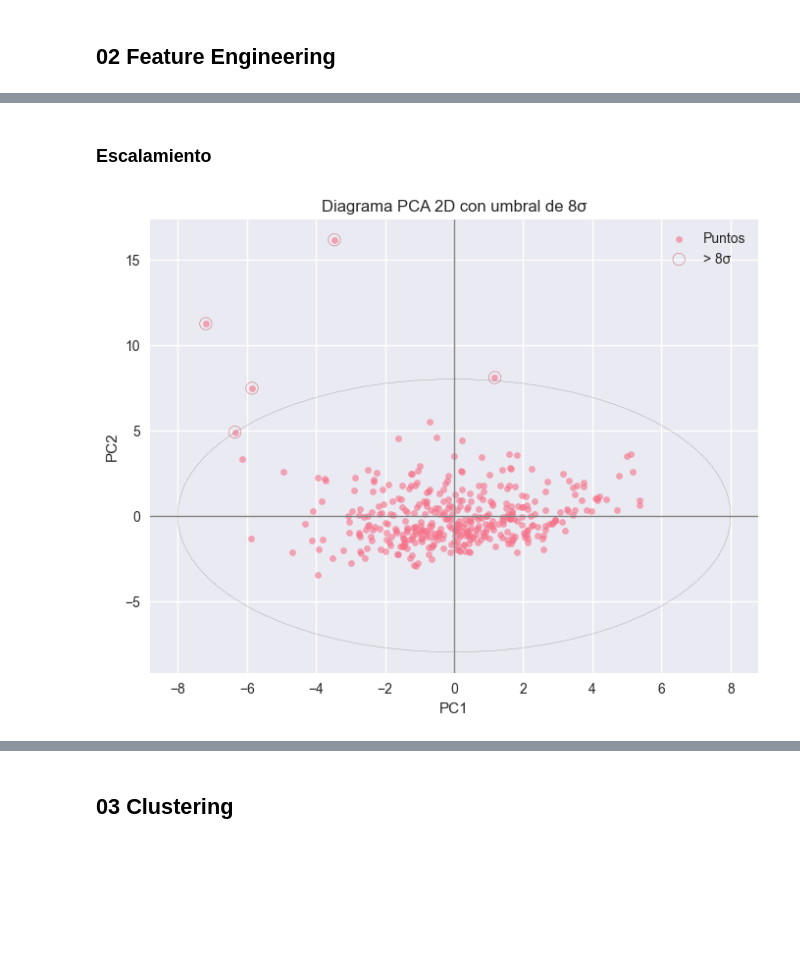
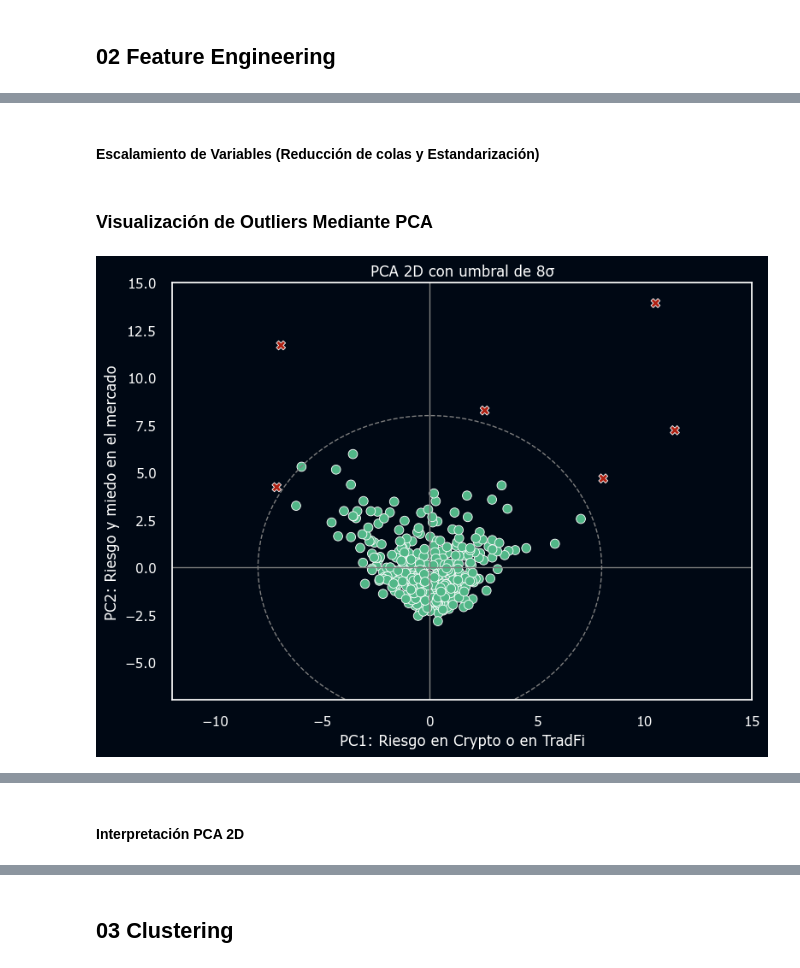
Before and after one commit to marco-vgn/crypto-shock-transmission, a Jupyter notebook: notebooks/01_es_volatility_clustering.ipynb, the cells around one changed output, grey strips where cells are left out. Cells and saved outputs as stored; diff of their text form; code cells hidden in the pictures; blank space fills up the shorter version.

Commit message:
Added new and more appealing graphs, new inproved comments and markdown cells too

```diff
--- a/notebooks/01_es_volatility_clustering.ipynb
+++ b/notebooks/01_es_volatility_clustering.ipynb
@@ -327,6 +304,6 @@ Date
 ['sigma_BTC', 'sigma_ETH', 'sigma_SPY', 'sigma_QQQ', 'sigma_VIX', 'sigma_GLD', 'sigma_TLT', 'ratio_BTC_GLD', 'ratio_BTC_SPY', 'ratio_ETH_GLD', 'ratio_ETH_SPY']
 # %% [markdown]
-### Escalamiento
+#### Escalamiento de Variables (Reducción de colas y Estandarización)
 # %%
 df_feats = features.copy()
 
@@ -346,31 +322,60 @@ X_scaled = scaler.fit_transform(df_feats)
 X_scaled = pd.DataFrame(X_scaled, index=df_feats.index, columns=df_feats.columns)
+# %% [markdown]
+### Visualización de Outliers Mediante PCA
 # %%
-# PCA rápido a 2 componentes
+from sklearn.decomposition import PCA
+
+# Parámetros de color (ajusta a tu gusto)
+POINT_COLOR   = "#52b788"   # Color de puntos normales
+OUTLIER_COLOR = "#ae2012"   # Color de puntos > 8σ
+CIRCLE_COLOR  = "#7f7f7f"   # Color del círculo de umbral
+
+# 1. PCA a 2 componentes
 pca = PCA(n_components=2, random_state=SEED)
 X_pca = pca.fit_transform(X_scaled)
 
-# Cálculo de distancia al origen
-distances = np.sqrt((X_pca ** 2).sum(axis=1))
+# 2. DataFrame de PCA con indicador de outlier
+df_pca = pd.DataFrame(X_pca, columns=['PC1', 'PC2'], index=weekly.index)
+distances = np.linalg.norm(X_pca, axis=1)
+df_pca['outlier'] = distances > 8
 
-# Scatter plot con umbral de 8σ
-fig, ax = plt.subplots(figsize=(8, 6))
-ax.scatter(X_pca[:, 0], X_pca[:, 1], s=20, alpha=0.6, label='Puntos')
-outliers = distances > 8
-if outliers.any():
-    ax.scatter(X_pca[outliers, 0], X_pca[outliers, 1],
-               facecolors='none', edgecolors='r', s=80, label='> 8σ')
+# 3. Scatter plot con seaborn
+plt.figure(figsize=(8, 6))
+sns.scatterplot(
+    data=df_pca,
+    x='PC1', y='PC2',
+    hue='outlier',
+    palette={False: POINT_COLOR, True: OUTLIER_COLOR},
+    style='outlier',
+    markers={False: 'o', True: 'X'},
+    s=60,
+    legend=False
+)
 
-# Añadir círculo de radio 8
-circle = plt.Circle((0, 0), 8, color='gray', fill=False, linestyle='--')
-ax.add_patch(circle)
+# Círculo de radio 8σ
+circle = plt.Circle((0, 0), 8, color=CIRCLE_COLOR, fill=False, linestyle='--')
+plt.gca().add_patch(circle)
 
-# Ejes y leyenda
-ax.axhline(0, color='gray', linewidth=1)
-ax.axvline(0, color='gray', linewidth=1)
-ax.set_xlabel('PC1')
-ax.set_ylabel('PC2')
-ax.set_title('Diagrama PCA 2D con umbral de 8σ')
-ax.legend()
+# Líneas de referencia
+plt.axhline(0, color=CIRCLE_COLOR, linewidth=1)
+plt.axvline(0, color=CIRCLE_COLOR, linewidth=1)
+
+# Etiquetas y límites con nombres semánticos de los PCs
+plt.title('PCA 2D con umbral de 8σ')
+plt.xlabel('PC1: Riesgo en Crypto o en TradFi')
+plt.ylabel('PC2: Riesgo y miedo en el mercado')
+plt.xlim(-12, 15)
+plt.ylim(-7, 15)
+plt.tight_layout()
 plt.show()
+
+# 4. Imprimir loadings y varianza explicada
+print("Loadings de componentes principales:")
+loadings = pd.DataFrame(pca.components_, index=['PC1', 'PC2'], columns=features.columns)
+print(loadings)
+
+print("\nVarianza explicada (%):")
+expl_var = pd.Series(pca.explained_variance_ratio_ * 100, index=['PC1', 'PC2'])
+print(expl_var)
 # %% [output]
-[figure, old version]
+[figure, new version]
@@ -376,0 +395,2 @@ plt.show()
+# %% [markdown]
+#### Interpretación PCA 2D
```
Also changed, not shown: parts of 30 cells of this notebook.
